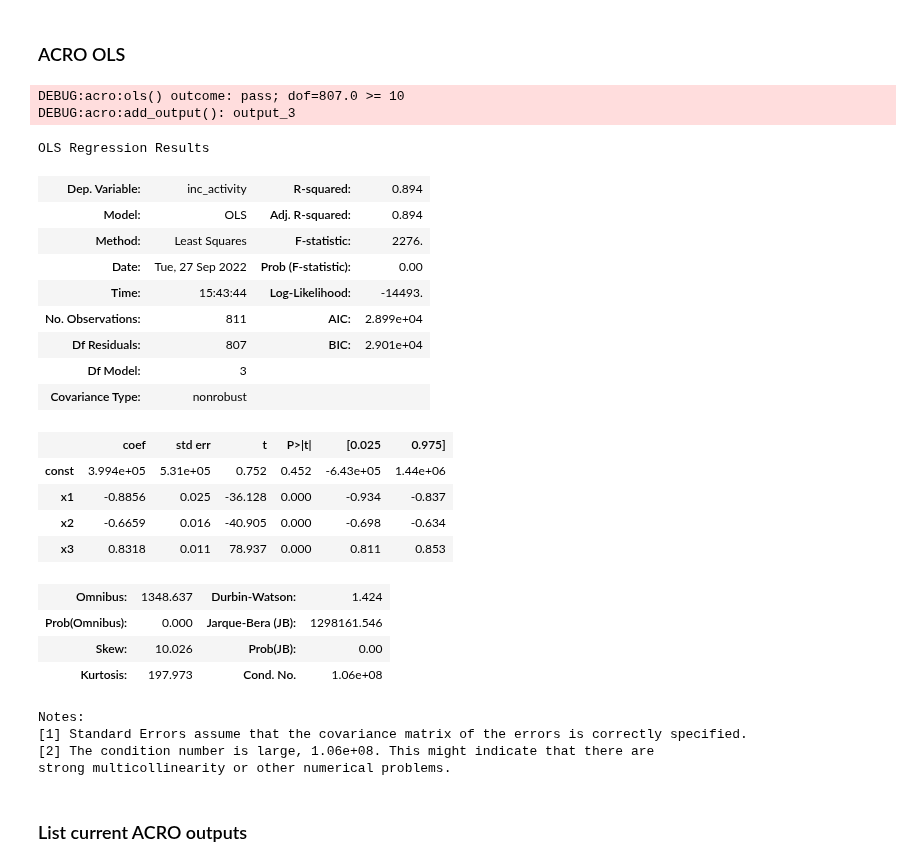
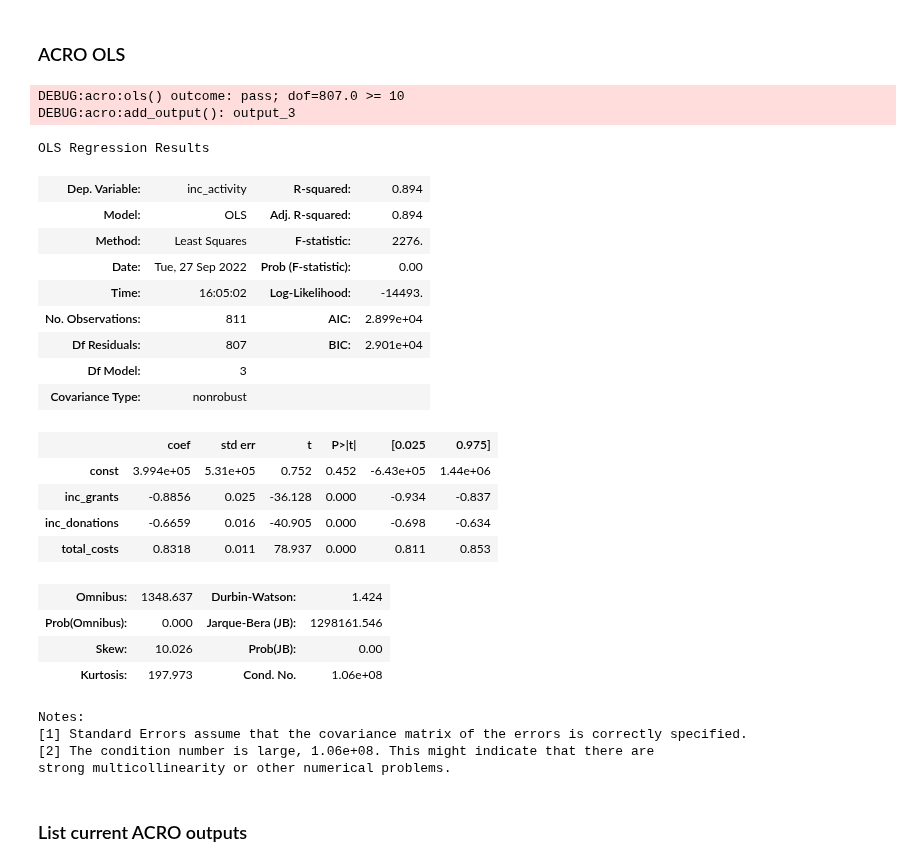
Before and after one commit to AI-SDC/ACRO, a Jupyter notebook: notebooks/test.ipynb, the cells around one changed output. Cells and saved outputs as stored; diff of their text form; code cells hidden in the pictures.

```diff
--- a/notebooks/test.ipynb
+++ b/notebooks/test.ipynb
@@ -142,32 +142,32 @@ DEBUG:acro:add_output(): output_2
 # %%
 new_df = df[["inc_activity", "inc_grants", "inc_donations", "total_costs"]]
 new_df = new_df.dropna()
 
 y = new_df.inc_activity
-x = np.stack((new_df.inc_grants, new_df.inc_donations, new_df.total_costs), axis=1)
+x = new_df[["inc_grants", "inc_donations", "total_costs"]]
 x = sm.add_constant(x)
 
 # auto fit
 results = acro.ols(y, x)
 results.summary()
 # %% [output]
 DEBUG:acro:ols() outcome: pass; dof=807.0 >= 10
 DEBUG:acro:add_output(): output_3
 OLS Regression Results
 | Dep. Variable: | inc_activity | R-squared: | 0.894 |
 | Model: | OLS | Adj. R-squared: | 0.894 |
 | Method: | Least Squares | F-statistic: | 2276. |
 | Date: | Tue, 27 Sep 2022 | Prob (F-statistic): | 0.00 |
-| Time: | 15:43:44 | Log-Likelihood: | -14493. |
+| Time: | 16:05:02 | Log-Likelihood: | -14493. |
 | No. Observations: | 811 | AIC: | 2.899e+04 |
 | Df Residuals: | 807 | BIC: | 2.901e+04 |
 | Df Model: | 3 |  |  |
 | Covariance Type: | nonrobust |  |  |
 |  | coef | std err | t | P>|t| | [0.025 | 0.975] |
 | const | 3.994e+05 | 5.31e+05 | 0.752 | 0.452 | -6.43e+05 | 1.44e+06 |
-| x1 | -0.8856 | 0.025 | -36.128 | 0.000 | -0.934 | -0.837 |
-| x2 | -0.6659 | 0.016 | -40.905 | 0.000 | -0.698 | -0.634 |
-| x3 | 0.8318 | 0.011 | 78.937 | 0.000 | 0.811 | 0.853 |
+| inc_grants | -0.8856 | 0.025 | -36.128 | 0.000 | -0.934 | -0.837 |
+| inc_donations | -0.6659 | 0.016 | -40.905 | 0.000 | -0.698 | -0.634 |
+| total_costs | 0.8318 | 0.011 | 78.937 | 0.000 | 0.811 | 0.853 |
 | Omnibus: | 1348.637 | Durbin-Watson: | 1.424 |
 | Prob(Omnibus): | 0.000 | Jarque-Bera (JB): | 1298161.546 |
 | Skew: | 10.026 | Prob(JB): | 0.00 |
```
Also changed, not shown: parts of 2 cells of this notebook, 2 other files.
